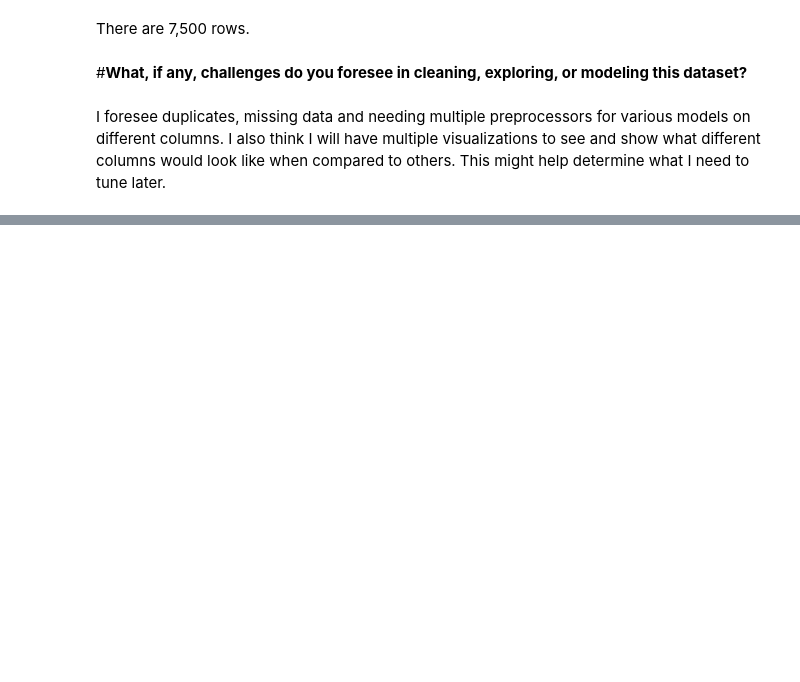
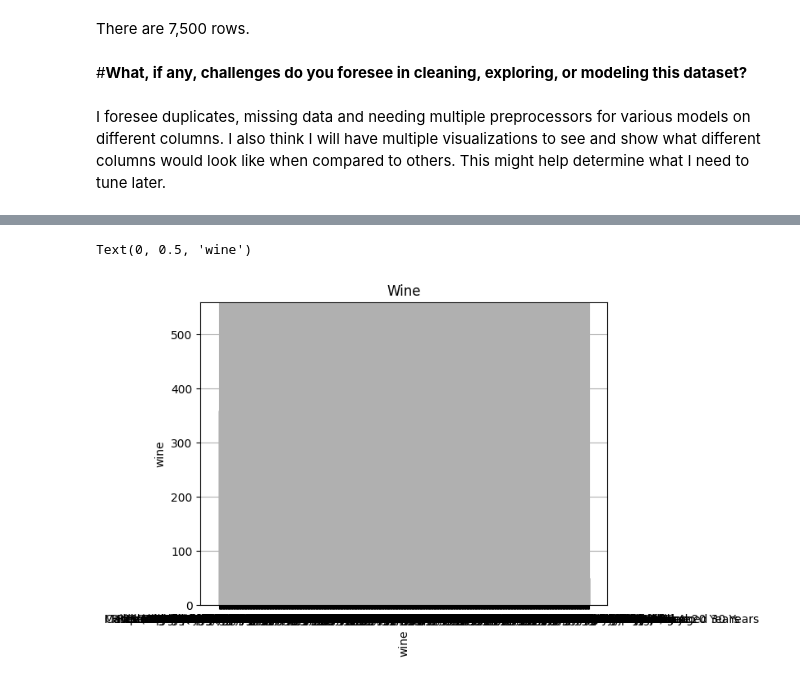
Before and after one commit to HeatherAnnFoster/Spanish-Wine-Car-Insurance, a Jupyter notebook: Spanish_Wine_Project.ipynb, the cells around one changed output, grey strips where cells are left out. Drawn from its saved outputs; the diff is of its cells as text; code cells hidden in the pictures; blank space fills up the shorter version.

```diff
--- a/Spanish_Wine_Project.ipynb
+++ b/Spanish_Wine_Project.ipynb
@@ -74,0 +392,10 @@ I foresee duplicates, missing data and needing multiple preprocessors for variou
+# %%
+df['wine'].hist()
+ax=df['wine'].hist()
+ax=df['wine'].hist(bins = 20, edgecolor = 'black')
+ax.set_title('Wine')
+ax. set_xlabel("wine", rotation = 90)
+ax.set_ylabel('wine')
+# %% [output]
+Text(0, 0.5, 'wine')
+[figure, added]
```
Also changed, not shown: parts of 41 cells of this notebook.
